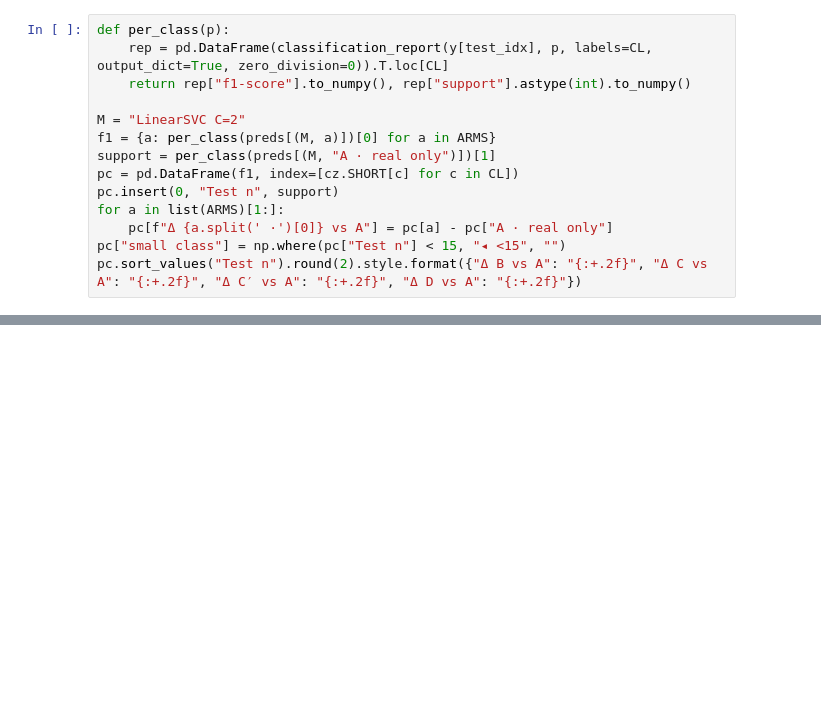
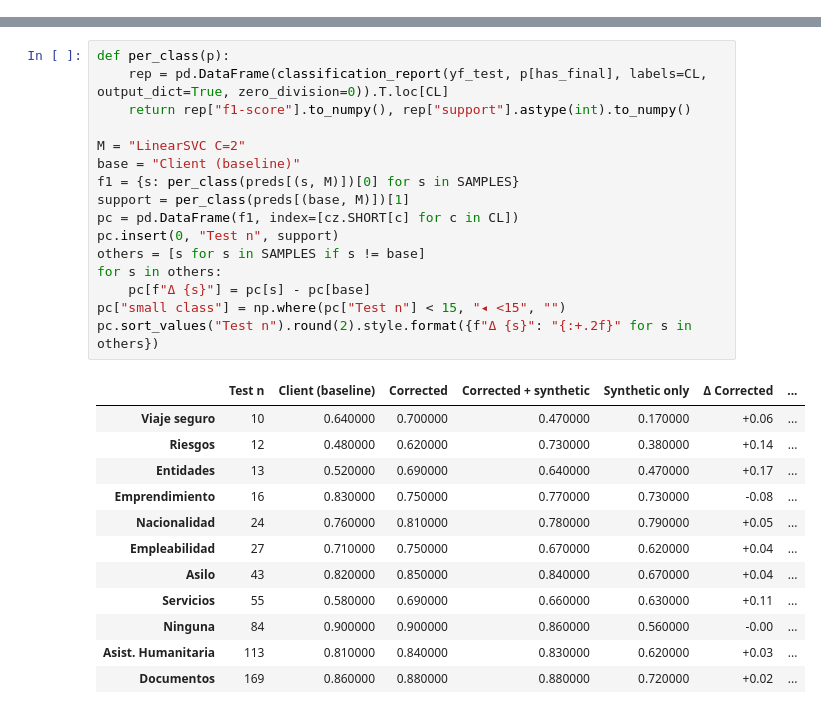
Before and after one commit to DiversaStudio/chatbot_methodology_mmc, a Jupyter notebook: notebooks/05_training_data.ipynb, the cells around one changed output, grey strips where cells are left out. Drawn from its saved outputs; the diff is of its cells as text; blank space fills up the shorter version.

```diff
--- a/notebooks/05_training_data.ipynb
+++ b/notebooks/05_training_data.ipynb
@@ -254,14 +0,0 @@ Per-class F1 on the client-labelled test, each variant against the real-only bas
-# %%
-def per_class(p):
-    rep = pd.DataFrame(classification_report(y[test_idx], p, labels=CL, output_dict=True, zero_division=0)).T.loc[CL]
-    return rep["f1-score"].to_numpy(), rep["support"].astype(int).to_numpy()
-
-M = "LinearSVC C=2"
-f1 = {a: per_class(preds[(M, a)])[0] for a in ARMS}
-support = per_class(preds[(M, "A · real only")])[1]
-pc = pd.DataFrame(f1, index=[cz.SHORT[c] for c in CL])
-pc.insert(0, "Test n", support)
-for a in list(ARMS)[1:]:
-    pc[f"Δ {a.split(' ·')[0]} vs A"] = pc[a] - pc["A · real only"]
-pc["small class"] = np.where(pc["Test n"] < 15, "◂ <15", "")
-pc.sort_values("Test n").round(2).style.format({"Δ B vs A": "{:+.2f}", "Δ C vs A": "{:+.2f}", "Δ C′ vs A": "{:+.2f}", "Δ D vs A": "{:+.2f}"})
@@ -446,0 +260,29 @@ Fit time: A 1.9s · D 4.3s · C 22s.
+# %%
+def per_class(p):
+    rep = pd.DataFrame(classification_report(yf_test, p[has_final], labels=CL, output_dict=True, zero_division=0)).T.loc[CL]
+    return rep["f1-score"].to_numpy(), rep["support"].astype(int).to_numpy()
+
+M = "LinearSVC C=2"
+base = "Client (baseline)"
+f1 = {s: per_class(preds[(s, M)])[0] for s in SAMPLES}
+support = per_class(preds[(base, M)])[1]
+pc = pd.DataFrame(f1, index=[cz.SHORT[c] for c in CL])
+pc.insert(0, "Test n", support)
+others = [s for s in SAMPLES if s != base]
+for s in others:
+    pc[f"Δ {s}"] = pc[s] - pc[base]
+pc["small class"] = np.where(pc["Test n"] < 15, "◂ <15", "")
+pc.sort_values("Test n").round(2).style.format({f"Δ {s}": "{:+.2f}" for s in others})
+# %% [output]
+|  | Test n | Client (baseline) | Corrected | Corrected + synthetic | Synthetic only | Δ Corrected | ... |
+| Viaje seguro | 10 | 0.640000 | 0.700000 | 0.470000 | 0.170000 | +0.06 | ... |
+| Riesgos | 12 | 0.480000 | 0.620000 | 0.730000 | 0.380000 | +0.14 | ... |
+| Entidades | 13 | 0.520000 | 0.690000 | 0.640000 | 0.470000 | +0.17 | ... |
+| Emprendimiento | 16 | 0.830000 | 0.750000 | 0.770000 | 0.730000 | -0.08 | ... |
+| Nacionalidad | 24 | 0.760000 | 0.810000 | 0.780000 | 0.790000 | +0.05 | ... |
+| Empleabilidad | 27 | 0.710000 | 0.750000 | 0.670000 | 0.620000 | +0.04 | ... |
+| Asilo | 43 | 0.820000 | 0.850000 | 0.840000 | 0.670000 | +0.04 | ... |
+| Servicios | 55 | 0.580000 | 0.690000 | 0.660000 | 0.630000 | +0.11 | ... |
+| Ninguna | 84 | 0.900000 | 0.900000 | 0.860000 | 0.560000 | -0.00 | ... |
+| Asist. Humanitaria | 113 | 0.810000 | 0.840000 | 0.830000 | 0.620000 | +0.03 | ... |
+| Documentos | 169 | 0.860000 | 0.880000 | 0.880000 | 0.720000 | +0.02 | ... |
```
Also changed, not shown: parts of 40 cells of this notebook, 2 other files.
